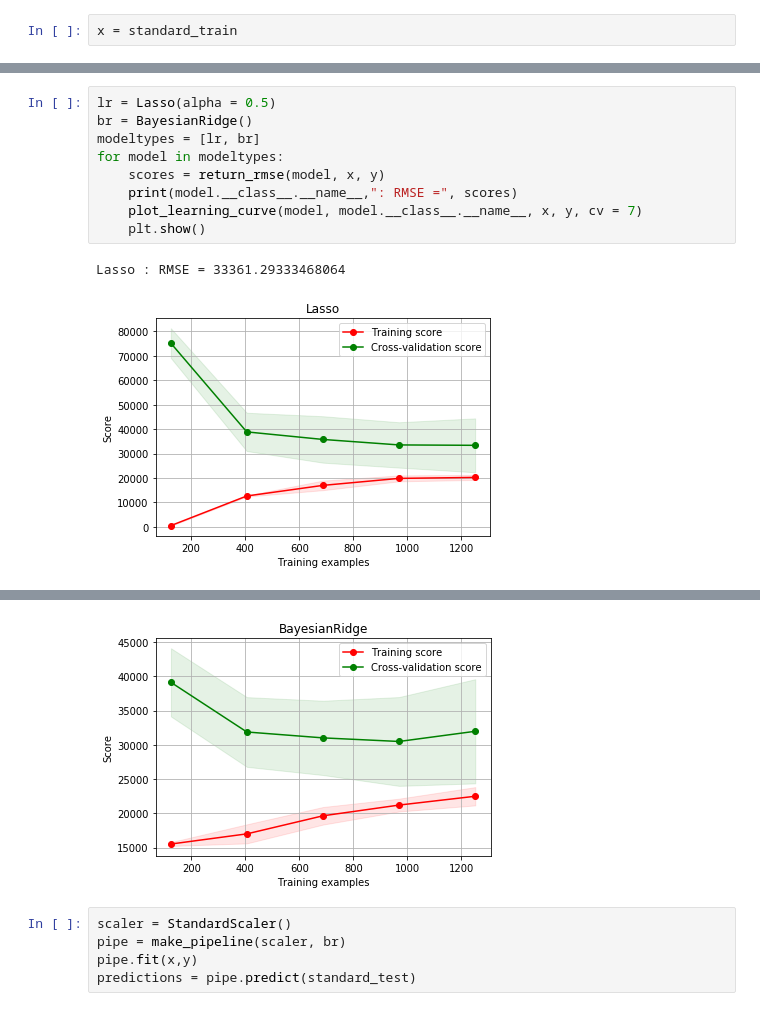
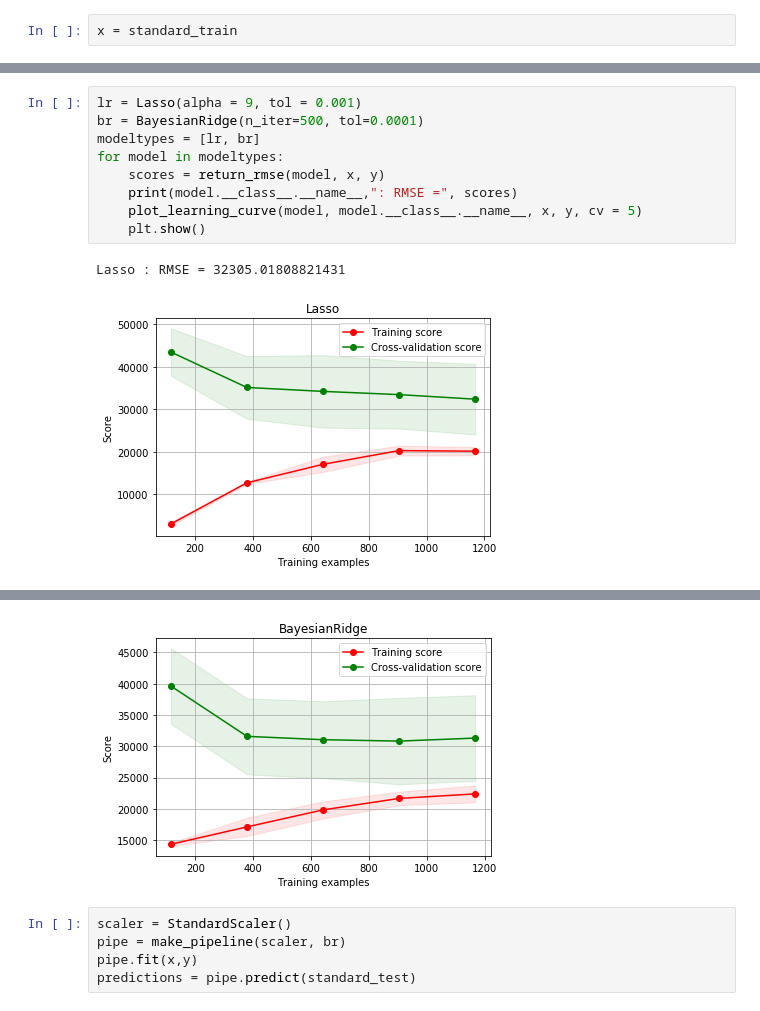
Before and after one commit to robertjprior/Intro-ML-Projects, a Jupyter notebook: ML HW 2.ipynb, the cells around one changed output, grey strips where cells are left out. Saved outputs shown, nothing was run; the diff lists cells and outputs as text.

```diff
--- a/ML HW 2.ipynb
+++ b/ML HW 2.ipynb
@@ -853,12 +905,12 @@ x = standard_train
 # %%
-lr = Lasso(alpha = 0.5)
-br = BayesianRidge()
+lr = Lasso(alpha = 9, tol = 0.001)
+br = BayesianRidge(n_iter=500, tol=0.0001)
 modeltypes = [lr, br]
 for model in modeltypes:
     scores = return_rmse(model, x, y)
     print(model.__class__.__name__,": RMSE =", scores)
-    plot_learning_curve(model, model.__class__.__name__, x, y, cv = 7)
+    plot_learning_curve(model, model.__class__.__name__, x, y, cv = 5)
     plt.show()
 # %% [output]
-Lasso : RMSE = 33361.29333468064
+Lasso : RMSE = 32305.01808821431
-[figure, old version]
+[figure, new version]
@@ -866,4 +918,4 @@ BayesianRidge : RMSE = 31982.166678288166
-[figure, old version]
+[figure, new version]
 # %%
 scaler = StandardScaler()
 pipe = make_pipeline(scaler, br)
```
Also changed, not shown: parts of 15 cells of this notebook.
